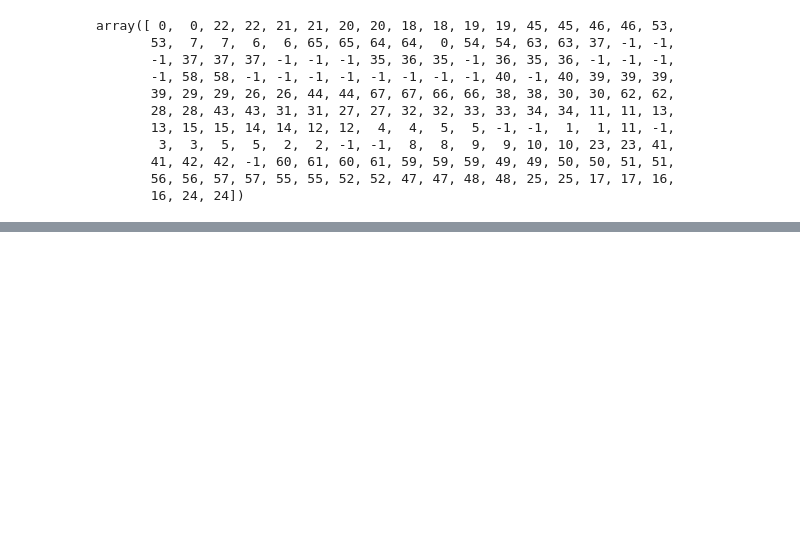
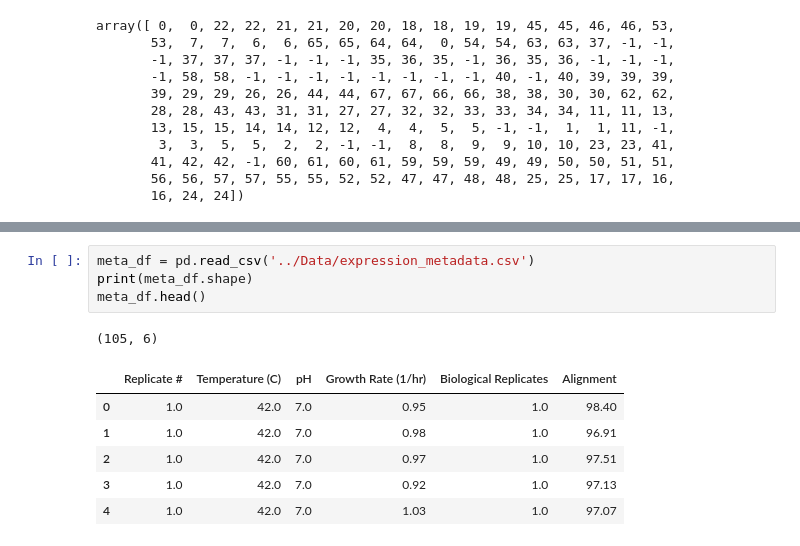
Before and after one commit to adamhockenberry/Growth-expression-translation, a Jupyter notebook: Code/scratch_AJH.ipynb, the cells around one changed output, grey strips where cells are left out. Cells and saved outputs as stored; diff of their text form; blank space fills up the shorter version.

```diff
--- a/Code/scratch_AJH.ipynb
+++ b/Code/scratch_AJH.ipynb
@@ -626,0 +653,12 @@ array([ 0,  0, 22, 22, 21, 21, 20, 20, 18, 18, 19, 19, 45, 45, 46, 46, 53,
+# %%
+meta_df = pd.read_csv('../Data/expression_metadata.csv')
+print(meta_df.shape)
+meta_df.head()
+# %% [output]
+(105, 6)
+|  | Replicate # | Temperature (C) | pH | Growth Rate (1/hr) | Biological Replicates | Alignment |
+| 0 | 1.0 | 42.0 | 7.0 | 0.95 | 1.0 | 98.40 |
+| 1 | 1.0 | 42.0 | 7.0 | 0.98 | 1.0 | 96.91 |
+| 2 | 1.0 | 42.0 | 7.0 | 0.97 | 1.0 | 97.51 |
+| 3 | 1.0 | 42.0 | 7.0 | 0.92 | 1.0 | 97.13 |
+| 4 | 1.0 | 42.0 | 7.0 | 1.03 | 1.0 | 97.07 |
```
Also changed, not shown: parts of 12 cells of this notebook, 27 other files.
